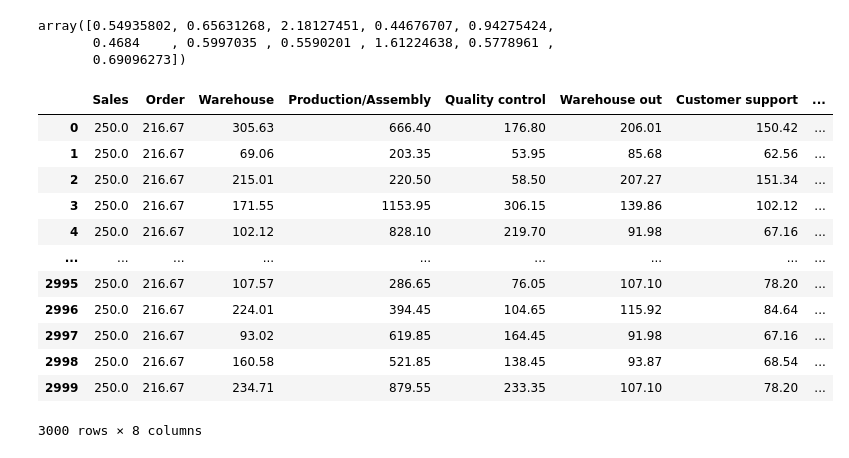
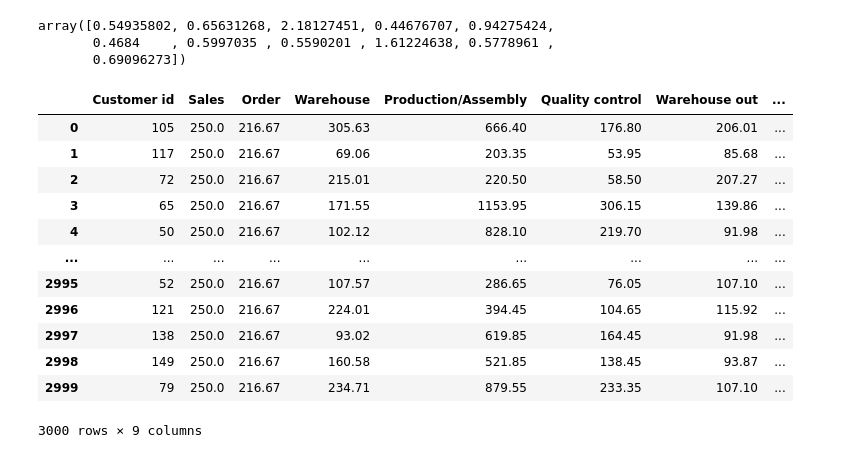
Before and after one commit to PaulineMalaguti/EBA3630, a Jupyter notebook: Customer Profitability Index/Problem 2/2customerprofitability.ipynb, the cells around one changed output. Drawn from its saved outputs; the diff is of its cells as text; code cells hidden in the pictures.

```diff
--- a/Customer Profitability Index/Problem 2/2customerprofitability.ipynb
+++ b/Customer Profitability Index/Problem 2/2customerprofitability.ipynb
@@ -394,26 +394,31 @@ array([0.54935802, 0.65631268, 2.18127451, 0.44676707, 0.94275424,
 # %%
 products_indirect_costs = pd.DataFrame(columns = cost_info['Activity'].values.tolist())
 products_indirect_costs['Sales'] = np.repeat(cost_info.at[0, 'Unit Cost'], len(sale_product))
 products_indirect_costs['Order'] = np.repeat(cost_info.at[1, 'Unit Cost'], len(sale_product))
 products_indirect_costs['Warehouse'] = np.round((sale_product.iloc[:,2:] * ic_warehouse).sum(axis=1),2)
 products_indirect_costs['Production/Assembly'] = np.round((direct_driver_used.iloc[:,2:]).sum(axis=1) * cost_info.at[3, 'Unit Cost'],2)
 products_indirect_costs['Quality control'] = np.round((direct_driver_used.iloc[:,2:]).sum(axis=1) * cost_info.at[4, 'Unit Cost'],2)
 products_indirect_costs['Warehouse out'] = np.round((sale_product.iloc[:,2:]).sum(axis=1) * cost_info.at[5, 'Unit Cost'],2)
 products_indirect_costs['Customer support'] = np.round((sale_product.iloc[:,2:]).sum(axis=1) * cost_info.at[6, 'Unit Cost'],2)
 
 products_indirect_costs['Total indirect cost'] = products_indirect_costs.sum(axis =1)
+
+products_indirect_costs['Customer id'] = sale_product['Customer id']
+column_to_move = products_indirect_costs.pop('Customer id') #Just move the activity column at the front
+products_indirect_costs.insert(0, 'Customer id', column_to_move)
+
 products_indirect_costs
 # %% [output]
-|  | Sales | Order | Warehouse | Production/Assembly | Quality control | Warehouse out | Customer support | ... |
-| 0 | 250.0 | 216.67 | 305.63 | 666.40 | 176.80 | 206.01 | 150.42 | ... |
-| 1 | 250.0 | 216.67 | 69.06 | 203.35 | 53.95 | 85.68 | 62.56 | ... |
-| 2 | 250.0 | 216.67 | 215.01 | 220.50 | 58.50 | 207.27 | 151.34 | ... |
-| 3 | 250.0 | 216.67 | 171.55 | 1153.95 | 306.15 | 139.86 | 102.12 | ... |
-| 4 | 250.0 | 216.67 | 102.12 | 828.10 | 219.70 | 91.98 | 67.16 | ... |
+|  | Customer id | Sales | Order | Warehouse | Production/Assembly | Quality control | Warehouse out | ... |
+| 0 | 105 | 250.0 | 216.67 | 305.63 | 666.40 | 176.80 | 206.01 | ... |
+| 1 | 117 | 250.0 | 216.67 | 69.06 | 203.35 | 53.95 | 85.68 | ... |
+| 2 | 72 | 250.0 | 216.67 | 215.01 | 220.50 | 58.50 | 207.27 | ... |
+| 3 | 65 | 250.0 | 216.67 | 171.55 | 1153.95 | 306.15 | 139.86 | ... |
+| 4 | 50 | 250.0 | 216.67 | 102.12 | 828.10 | 219.70 | 91.98 | ... |
 | ... | ... | ... | ... | ... | ... | ... | ... | ... |
-| 2995 | 250.0 | 216.67 | 107.57 | 286.65 | 76.05 | 107.10 | 78.20 | ... |
-| 2996 | 250.0 | 216.67 | 224.01 | 394.45 | 104.65 | 115.92 | 84.64 | ... |
-| 2997 | 250.0 | 216.67 | 93.02 | 619.85 | 164.45 | 91.98 | 67.16 | ... |
-| 2998 | 250.0 | 216.67 | 160.58 | 521.85 | 138.45 | 93.87 | 68.54 | ... |
-| 2999 | 250.0 | 216.67 | 234.71 | 879.55 | 233.35 | 107.10 | 78.20 | ... |
+| 2995 | 52 | 250.0 | 216.67 | 107.57 | 286.65 | 76.05 | 107.10 | ... |
+| 2996 | 121 | 250.0 | 216.67 | 224.01 | 394.45 | 104.65 | 115.92 | ... |
+| 2997 | 138 | 250.0 | 216.67 | 93.02 | 619.85 | 164.45 | 91.98 | ... |
+| 2998 | 149 | 250.0 | 216.67 | 160.58 | 521.85 | 138.45 | 93.87 | ... |
+| 2999 | 79 | 250.0 | 216.67 | 234.71 | 879.55 | 233.35 | 107.10 | ... |
-3000 rows × 8 columns
+3000 rows × 9 columns
```
Also changed, not shown: parts of 4 cells of this notebook.
